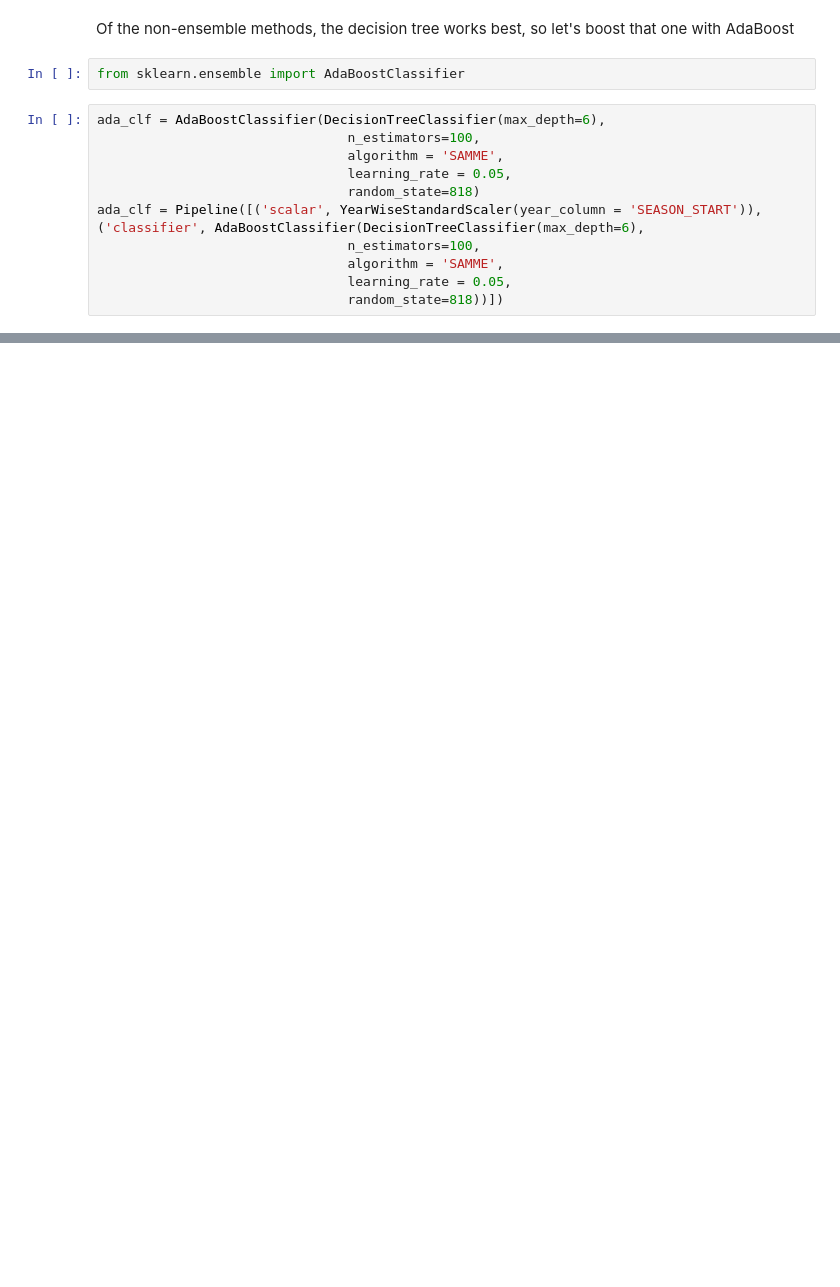
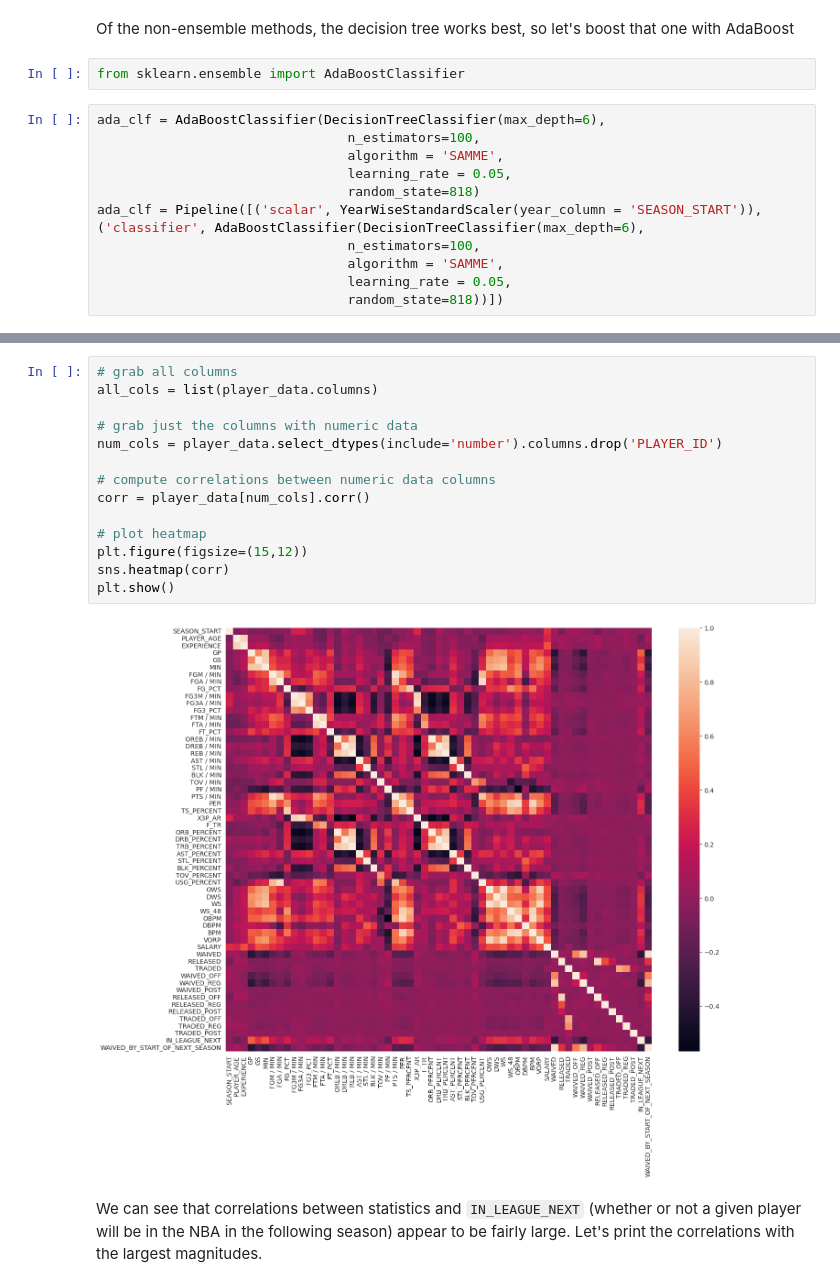
Before and after one commit to aapandy2/predicting_nba_player_retention, a Jupyter notebook: 2_EDA.ipynb, the cells around one changed output, grey strips where cells are left out. Cells and saved outputs as stored; diff of their text form; blank space fills up the shorter version.

```diff
--- a/2_EDA.ipynb
+++ b/2_EDA.ipynb
@@ -310,0 +426,18 @@ print("Brier Skill Score: ", 1 - brier_score/bbs)
+# %%
+# grab all columns
+all_cols = list(player_data.columns)
+
+# grab just the columns with numeric data
+num_cols = player_data.select_dtypes(include='number').columns.drop('PLAYER_ID')
+
+# compute correlations between numeric data columns
+corr = player_data[num_cols].corr()
+
+# plot heatmap
+plt.figure(figsize=(15,12))
+sns.heatmap(corr)
+plt.show()
+# %% [output]
+[figure, added]
+# %% [markdown]
+We can see that correlations between statistics and `IN_LEAGUE_NEXT` (whether or not a given player will be in the NBA in the following season) appear to be fairly large.  Let's print the correlations with the largest magnitudes.
```
Also changed, not shown: parts of 39 cells of this notebook.
